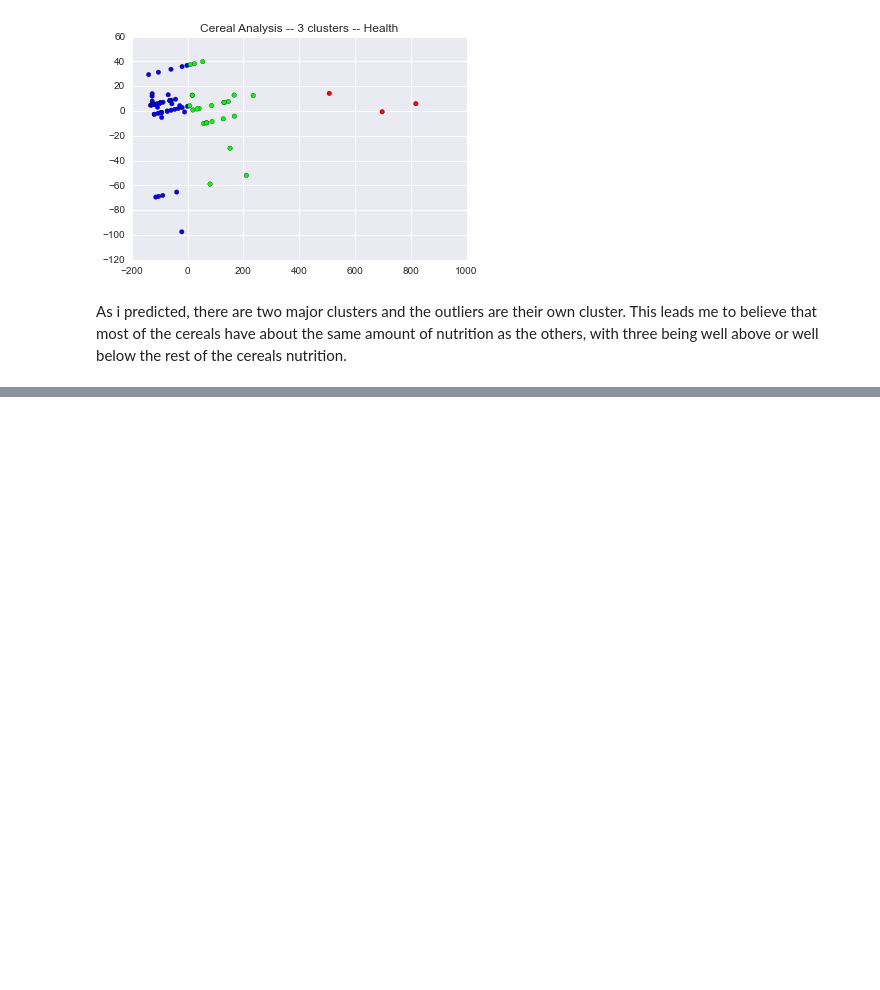
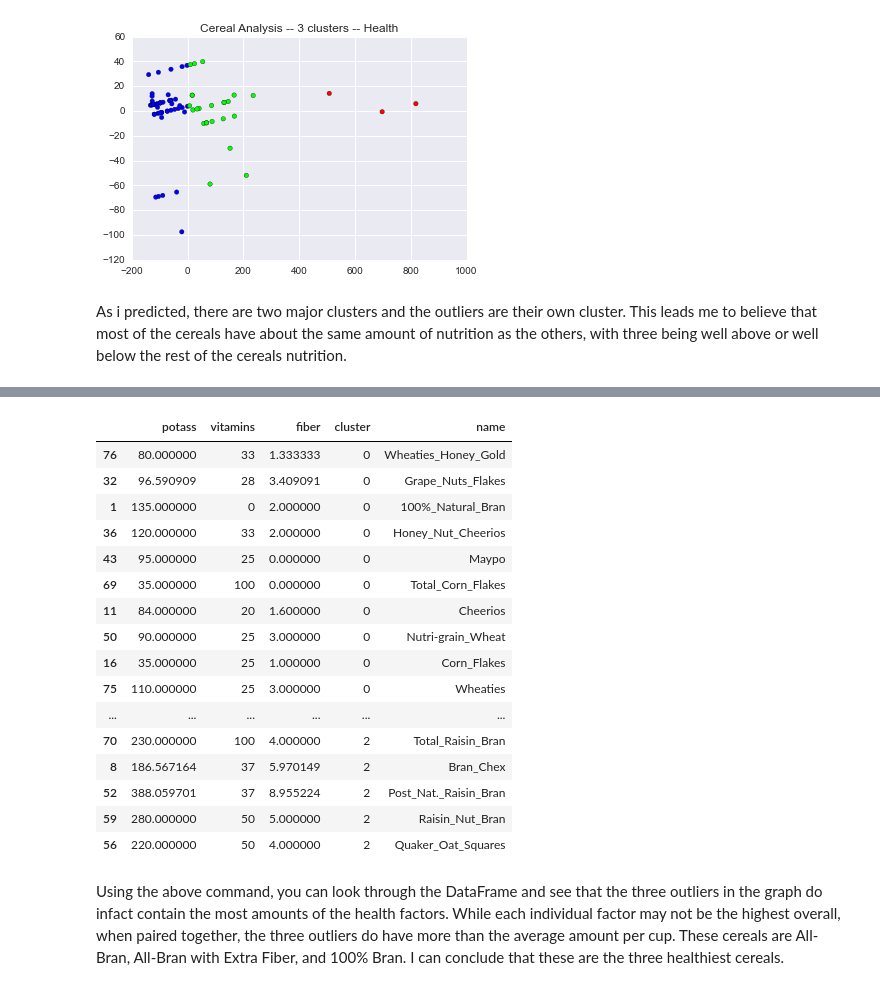
Before and after one commit to tiy-gvl-python-2015-09/honey-nut-clusters, a Jupyter notebook: Cereasly Awesome.ipynb, the cells around one changed output, grey strips where cells are left out. Drawn from its saved outputs; the diff is of its cells as text; code cells hidden in the pictures; blank space fills up the shorter version.

```diff
--- a/Cereasly Awesome.ipynb
+++ b/Cereasly Awesome.ipynb
@@ -174,3 +212,6 @@ plt.show()
 [figure]
 # %% [markdown]
 As i predicted, there are two major clusters and the outliers are their own cluster.  This leads me to believe that most of the cereals have about the same amount of nutrition as the others, with three being well above or well below the rest of the cereals nutrition.
+# %%
+health["cluster"] = c3_health
+health["name"] = cereal_data["name"]
@@ -176,0 +229,22 @@ As i predicted, there are two major clusters and the outliers are their own clus
+# %%
+health.sort("cluster")
+# %% [output]
+|  | potass | vitamins | fiber | cluster | name |
+| 76 | 80.000000 | 33 | 1.333333 | 0 | Wheaties_Honey_Gold |
+| 32 | 96.590909 | 28 | 3.409091 | 0 | Grape_Nuts_Flakes |
+| 1 | 135.000000 | 0 | 2.000000 | 0 | 100%_Natural_Bran |
+| 36 | 120.000000 | 33 | 2.000000 | 0 | Honey_Nut_Cheerios |
+| 43 | 95.000000 | 25 | 0.000000 | 0 | Maypo |
+| 69 | 35.000000 | 100 | 0.000000 | 0 | Total_Corn_Flakes |
+| 11 | 84.000000 | 20 | 1.600000 | 0 | Cheerios |
+| 50 | 90.000000 | 25 | 3.000000 | 0 | Nutri-grain_Wheat |
+| 16 | 35.000000 | 25 | 1.000000 | 0 | Corn_Flakes |
+| 75 | 110.000000 | 25 | 3.000000 | 0 | Wheaties |
+| ... | ... | ... | ... | ... | ... |
+| 70 | 230.000000 | 100 | 4.000000 | 2 | Total_Raisin_Bran |
+| 8 | 186.567164 | 37 | 5.970149 | 2 | Bran_Chex |
+| 52 | 388.059701 | 37 | 8.955224 | 2 | Post_Nat._Raisin_Bran |
+| 59 | 280.000000 | 50 | 5.000000 | 2 | Raisin_Nut_Bran |
+| 56 | 220.000000 | 50 | 4.000000 | 2 | Quaker_Oat_Squares |
+# %% [markdown]
+Using the above command, you can look through the DataFrame and see that the three outliers in the graph do infact contain the most amounts of the health factors.  While each individual factor may not be the highest overall, when paired together, the three outliers do have more than the average amount per cup.  These cereals are All-Bran, All-Bran with Extra Fiber, and 100% Bran.  I can conclude that these are the three healthiest cereals.
```
Also changed, not shown: parts of 5 cells of this notebook.
